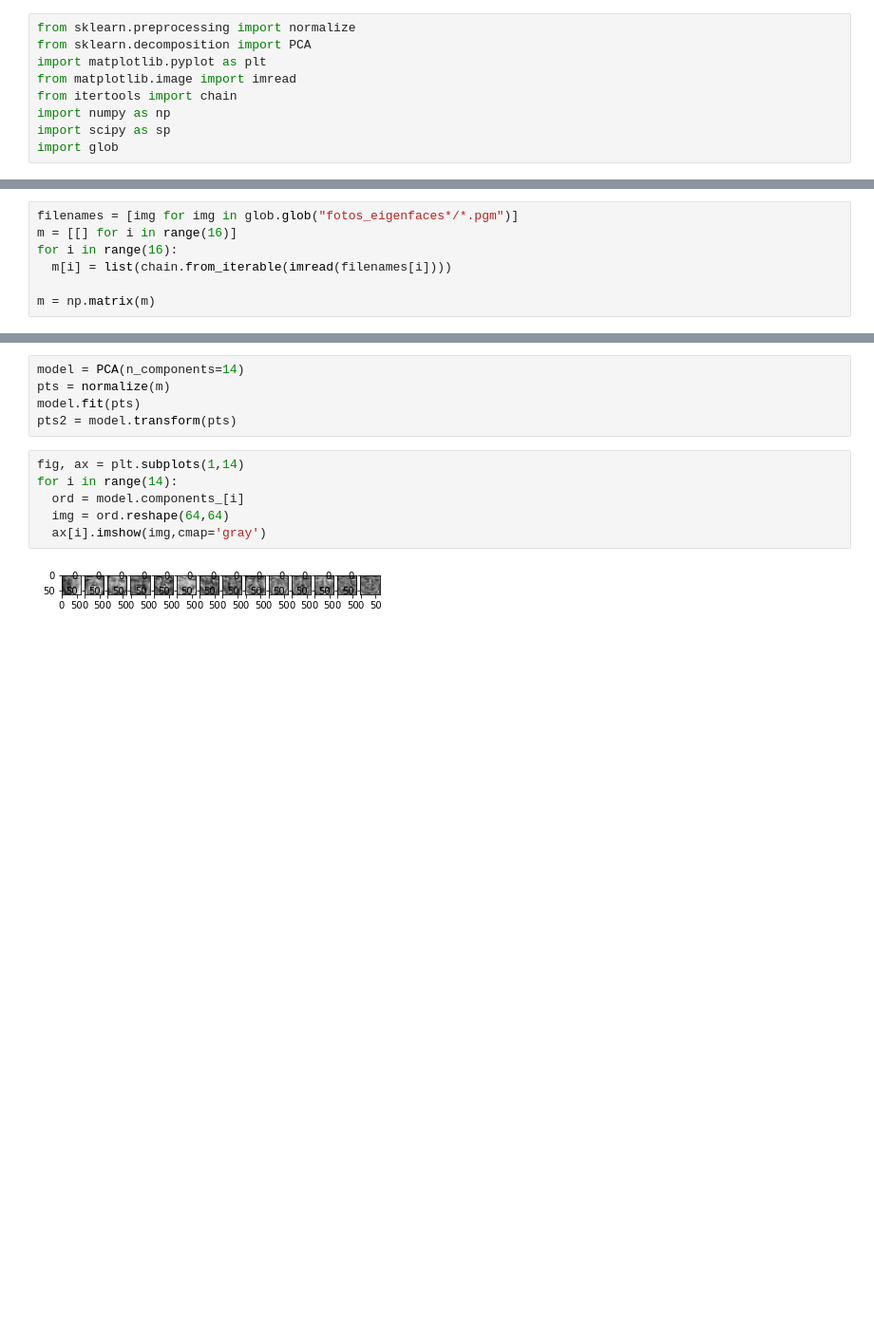
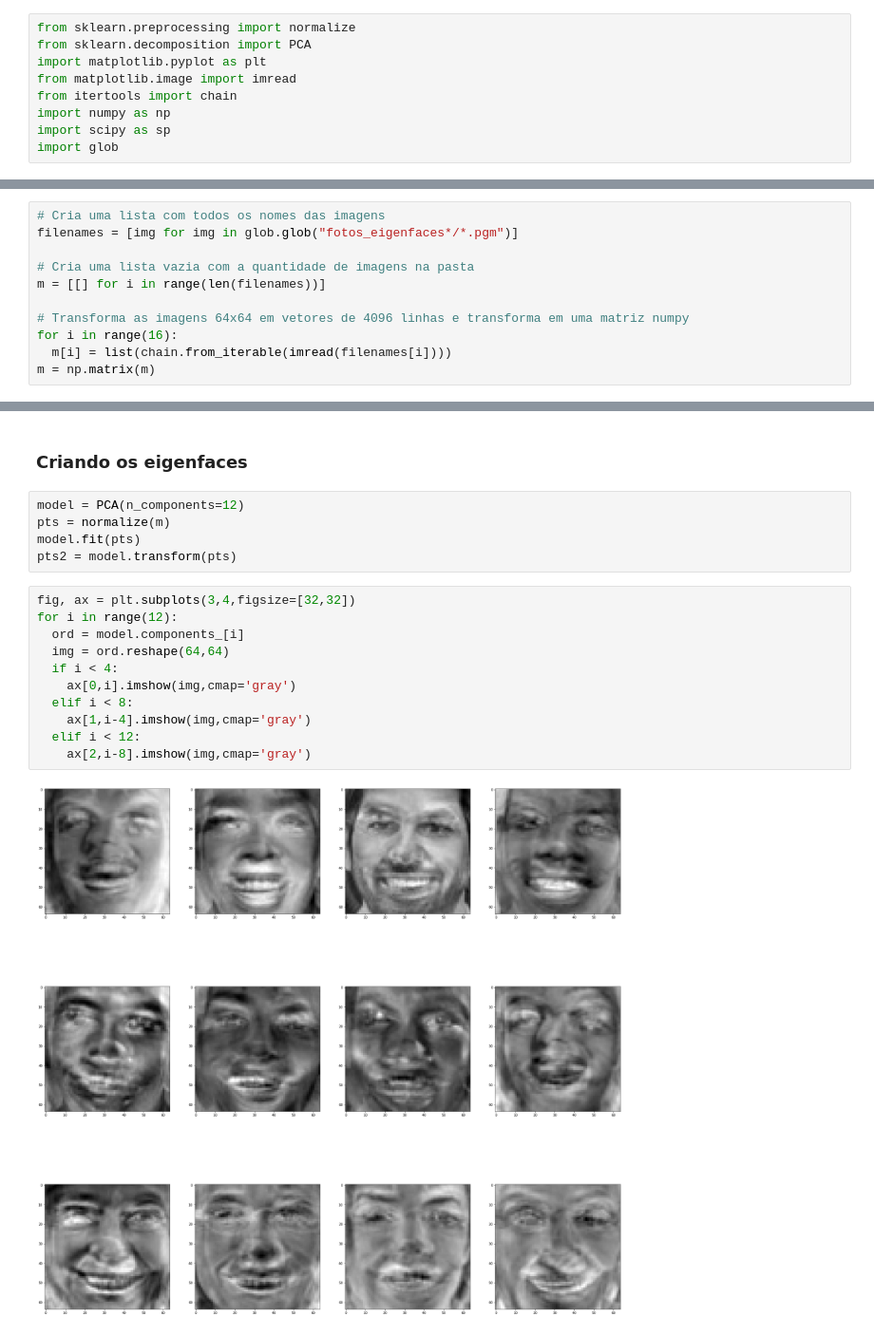
Before and after one commit to EsquiloTorto/Eigenfaces-study-case, a Jupyter notebook: Untitled.ipynb, the cells around one changed output, grey strips where cells are left out. Shown at 95% size. Cells and saved outputs as stored; diff of their text form; blank space fills up the shorter version.

```diff
--- a/Untitled.ipynb
+++ b/Untitled.ipynb
@@ -13,7 +24,11 @@ import glob
 # %%
+# Cria uma lista com todos os nomes das imagens
 filenames = [img for img in glob.glob("fotos_eigenfaces*/*.pgm")]
-m = [[] for i in range(16)]
+
+# Cria uma lista vazia com a quantidade de imagens na pasta
+m = [[] for i in range(len(filenames))]
+
+# Transforma as imagens 64x64 em vetores de 4096 linhas e transforma em uma matriz numpy
 for i in range(16):
   m[i] = list(chain.from_iterable(imread(filenames[i])))
-
 m = np.matrix(m)
@@ -20,13 +42,20 @@ m = np.matrix(m)
+# %% [markdown]
+<h3>Criando os eigenfaces</h3>
 # %%
-model = PCA(n_components=14)
+model = PCA(n_components=12)
 pts = normalize(m)
 model.fit(pts)
 pts2 = model.transform(pts)
 # %%
-fig, ax = plt.subplots(1,14)
-for i in range(14):
+fig, ax = plt.subplots(3,4,figsize=[32,32])
+for i in range(12):
   ord = model.components_[i]
   img = ord.reshape(64,64)
-  ax[i].imshow(img,cmap='gray')
+  if i < 4:
+    ax[0,i].imshow(img,cmap='gray')
+  elif i < 8:
+    ax[1,i-4].imshow(img,cmap='gray')
+  elif i < 12:
+    ax[2,i-8].imshow(img,cmap='gray')
 # %% [output]
-[figure, old version]
+[figure, new version]
```
Also changed, not shown: parts of 10 cells of this notebook, 1 other file.
